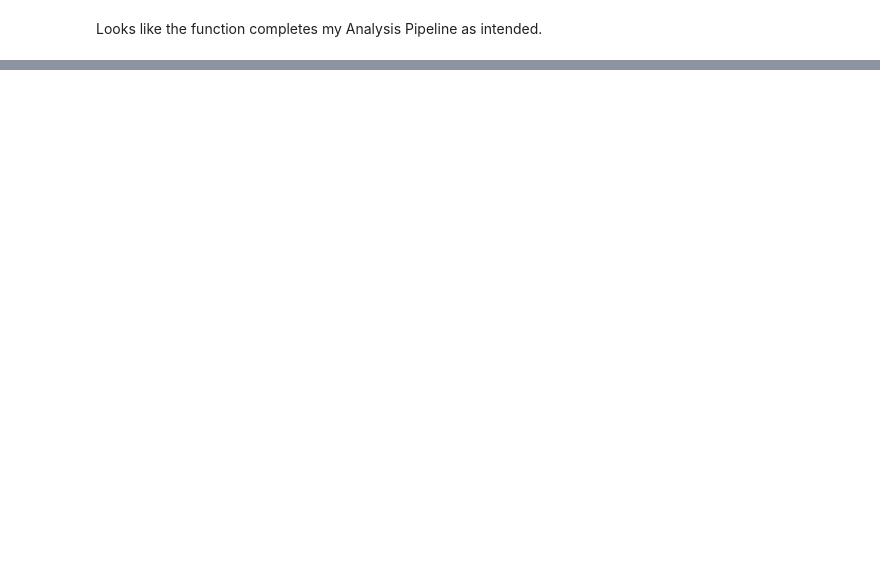
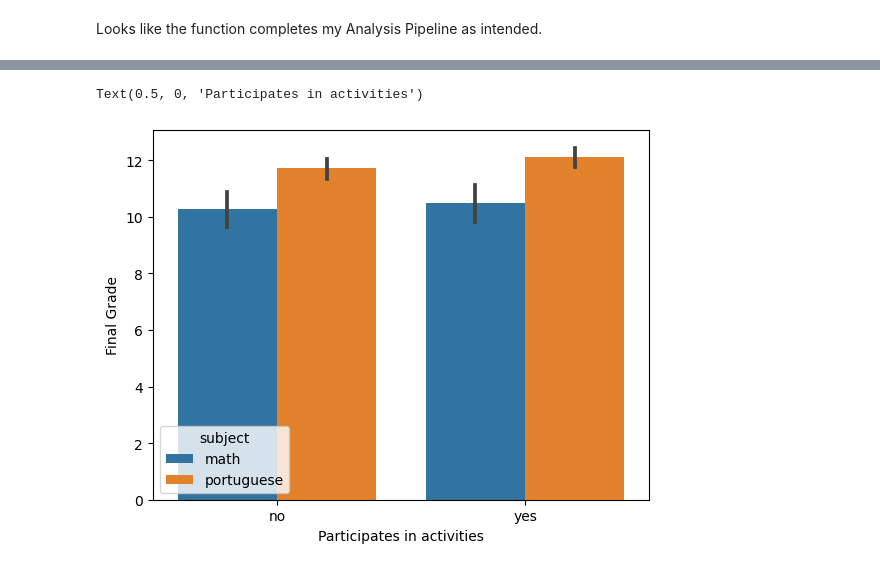
Before and after one commit to ubco-W2022T1-cosc301/project-group05, a Jupyter notebook: notebooks/analysis2.ipynb, the cells around one changed output, grey strips where cells are left out. Drawn from its saved outputs; the diff is of its cells as text; code cells hidden in the pictures; blank space fills up the shorter version.

```diff
--- a/notebooks/analysis2.ipynb
+++ b/notebooks/analysis2.ipynb
@@ -401,0 +455,7 @@ Looks like the function completes my Analysis Pipeline as intended.
+# %%
+sns.barplot(x ='activity_participation', y ='final_grade', data = clean_df, hue ='subject')
+plt.ylabel('Final Grade')
+plt.xlabel('Participates in activities')
+# %% [output]
+Text(0.5, 0, 'Participates in activities')
+[figure, added]
```
Also changed, not shown: parts of 15 cells of this notebook, 1 other file.
